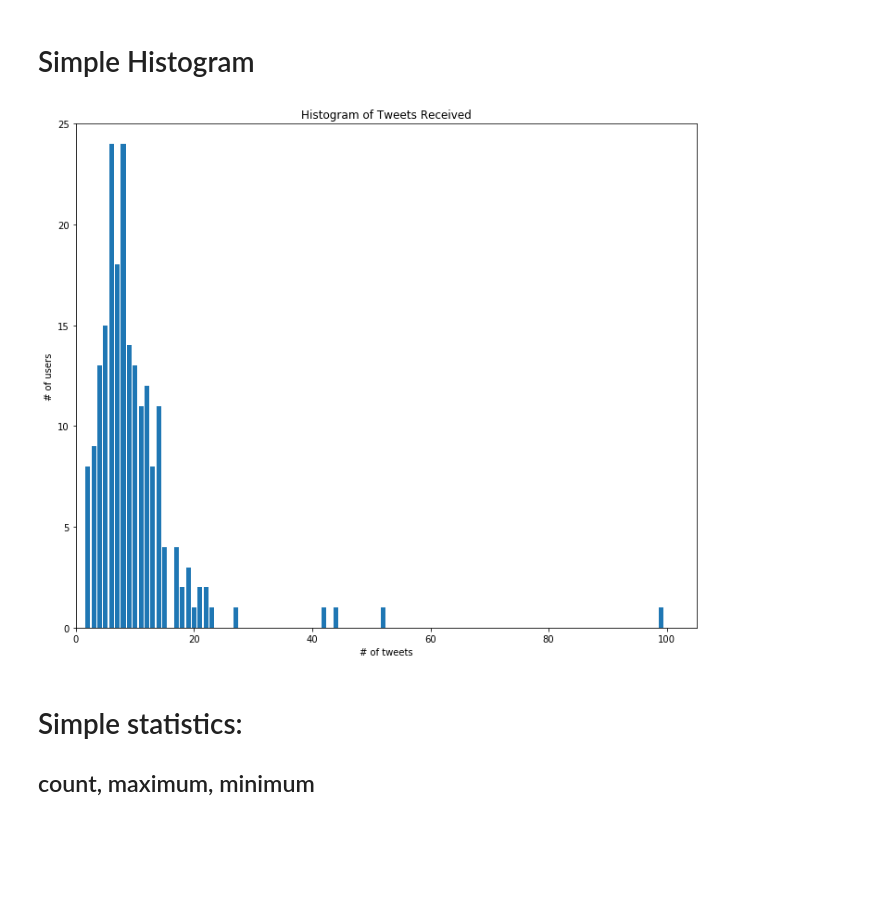
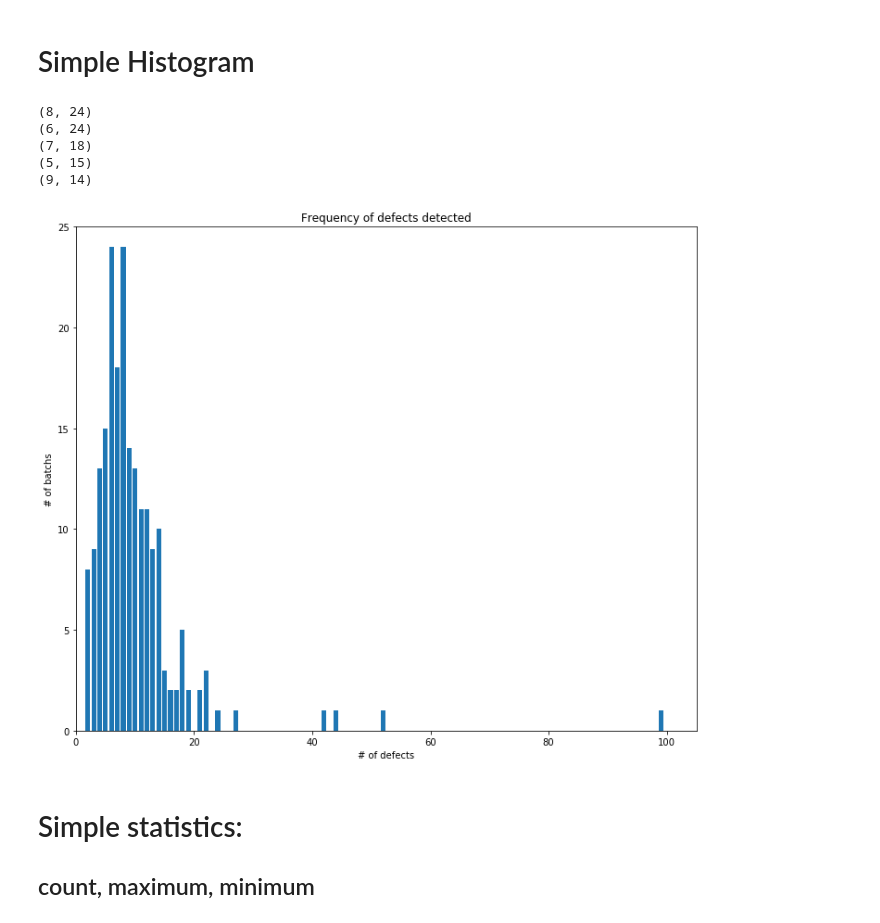
Before and after one commit to chalmerlowe/jarvis_II, a Jupyter notebook: datasci_basics/01_statistics.ipynb, the cells around one changed output. Drawn from its saved outputs; the diff is of its cells as text; code cells hidden in the pictures; blank space fills up the shorter version.

```diff
--- a/datasci_basics/01_statistics.ipynb
+++ b/datasci_basics/01_statistics.ipynb
@@ -141,13 +77,36 @@ ys = [tweet_counts[x] for x in xs]
+# %%
+# Let's count how many times each defect count appears
+#     and look at the five most frequent counts
+
+defect_counts = Counter(num_defects)
+for values in defect_counts.most_common(5):
+    print(values)
+# %% [output]
+(8, 24)
+(6, 24)
+(7, 18)
+(5, 15)
+(9, 14)
+# %%
+# Let's create a series of x values
+#     and parse the defect counts for each of the values.
+
+x_values = range(101)
+y_values = [defect_counts[x] for x in x_values]
 # %%
+# Let's craft a bar chart using our x and y values...
+#     For now, I don't want to focus too much on the mechanics of creating the
+#     graph...
+
 plt.figure(figsize=(12, 10))
-plt.bar(xs, ys)
+plt.bar(x_values, y_values)
 plt.axis([0, 105, 0, 25])
-plt.title('Histogram of Tweets Received')
-plt.xlabel('# of tweets')
-plt.ylabel('# of users')
+plt.title('Frequency of defects detected')
+plt.xlabel('# of defects')
+plt.ylabel('# of batchs')
 plt.show()
 # %% [output]
-[figure, old version]
+[figure, new version]
 # %% [markdown]
 # Simple statistics:
 ## count, maximum, minimum
```
Also changed, not shown: parts of 47 cells of this notebook.
